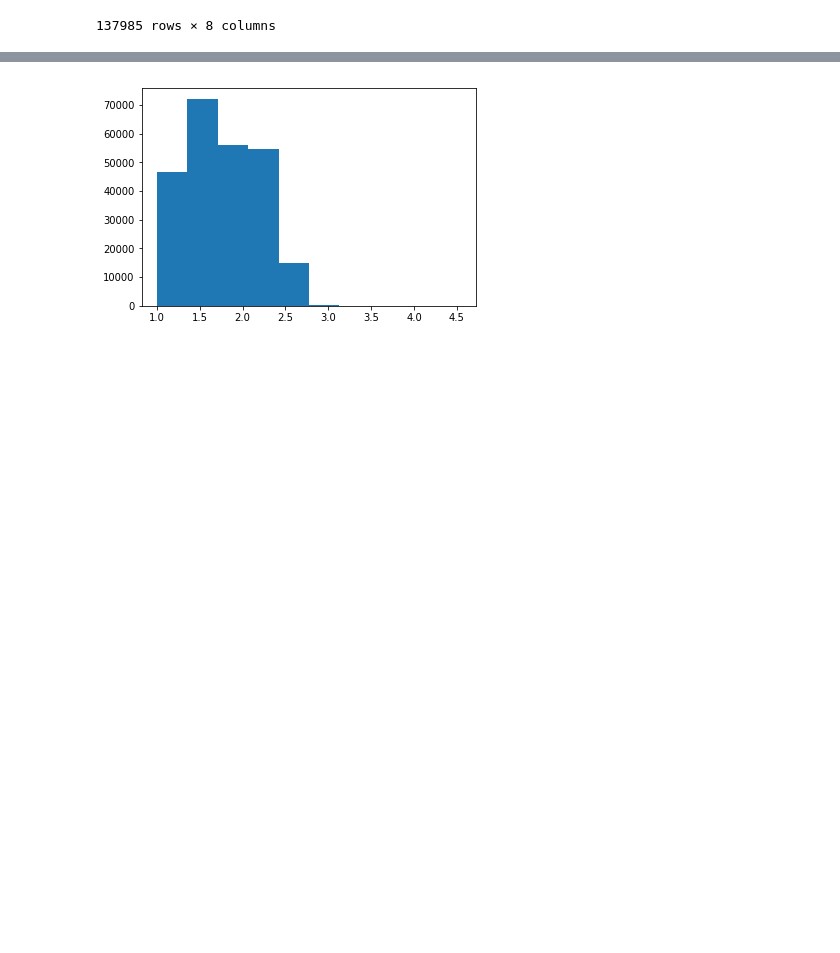
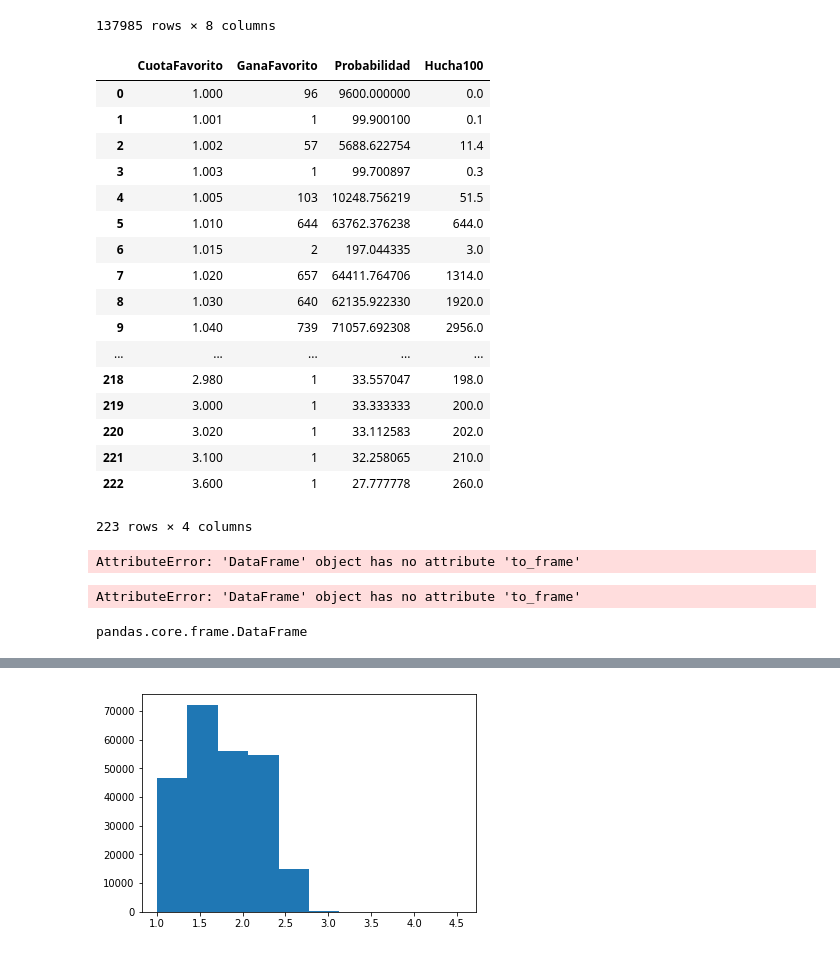
Before and after one commit to franciscojdiezc/TFM, a Jupyter notebook: 2. Hucha.ipynb, the cells around one changed output, grey strips where cells are left out. Saved outputs shown, nothing was run; the diff lists cells and outputs as text; code cells hidden in the pictures; blank space fills up the shorter version.

```diff
--- a/2. Hucha.ipynb
+++ b/2. Hucha.ipynb
@@ -90,0 +98,21 @@ favoritos
+# %%
+favoritos.groupby('CuotaFavorito',as_index=False).sum()
+# %% [output]
+|  | CuotaFavorito | GanaFavorito | Probabilidad | Hucha100 |
+| 0 | 1.000 | 96 | 9600.000000 | 0.0 |
+| 1 | 1.001 | 1 | 99.900100 | 0.1 |
+| 2 | 1.002 | 57 | 5688.622754 | 11.4 |
+| 3 | 1.003 | 1 | 99.700897 | 0.3 |
+| 4 | 1.005 | 103 | 10248.756219 | 51.5 |
+| 5 | 1.010 | 644 | 63762.376238 | 644.0 |
+| 6 | 1.015 | 2 | 197.044335 | 3.0 |
+| 7 | 1.020 | 657 | 64411.764706 | 1314.0 |
+| 8 | 1.030 | 640 | 62135.922330 | 1920.0 |
+| 9 | 1.040 | 739 | 71057.692308 | 2956.0 |
+| ... | ... | ... | ... | ... |
+| 218 | 2.980 | 1 | 33.557047 | 198.0 |
+| 219 | 3.000 | 1 | 33.333333 | 200.0 |
+| 220 | 3.020 | 1 | 33.112583 | 202.0 |
+| 221 | 3.100 | 1 | 32.258065 | 210.0 |
+| 222 | 3.600 | 1 | 27.777778 | 260.0 |
+223 rows × 4 columns
@@ -90,0 +121,12 @@ favoritos
+# %%
+aa = aa.to_frame()
+# %% [output]
+AttributeError: 'DataFrame' object has no attribute 'to_frame'
+# %%
+bb = bb.to_frame()
+# %% [output]
+AttributeError: 'DataFrame' object has no attribute 'to_frame'
+# %%
+type(bb)
+# %% [output]
+pandas.core.frame.DataFrame
```
Also changed, not shown: parts of 17 cells of this notebook.
